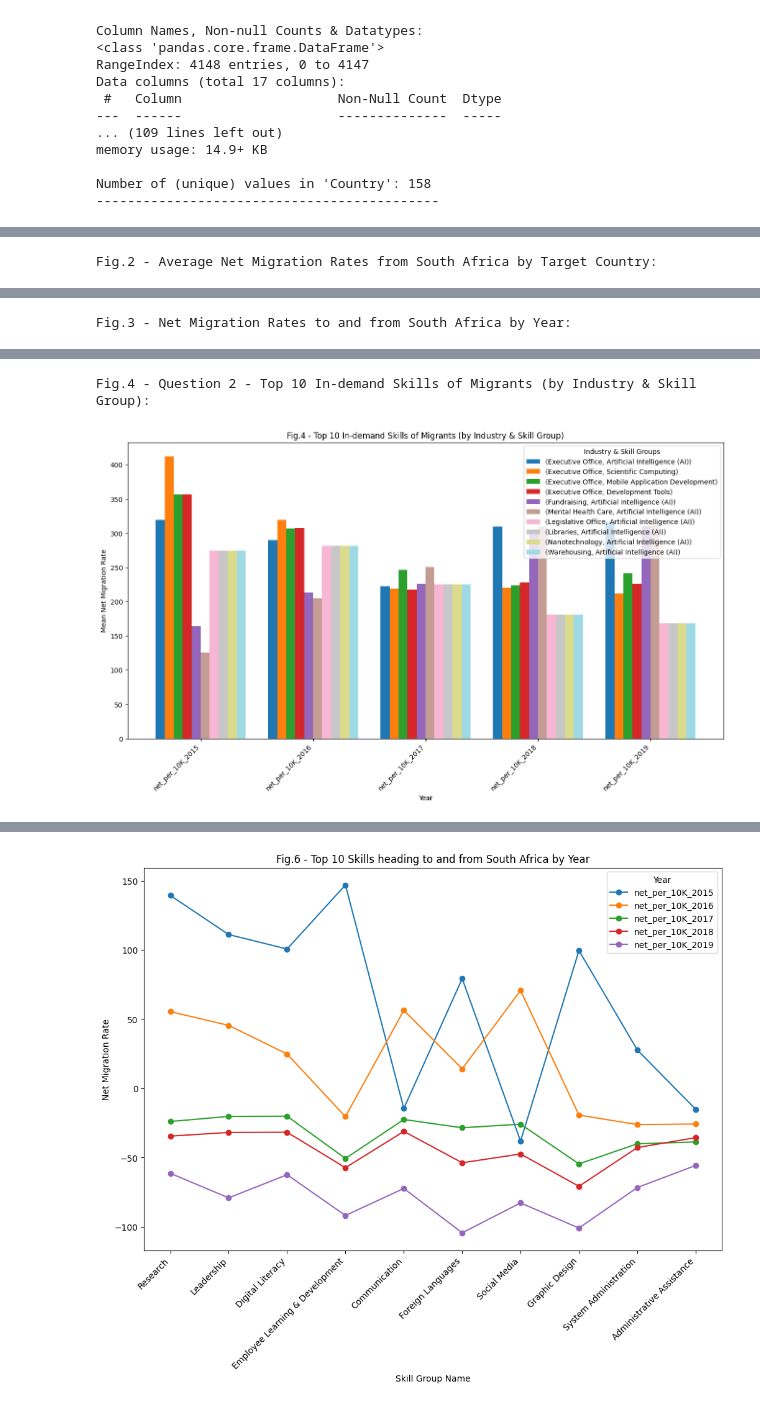
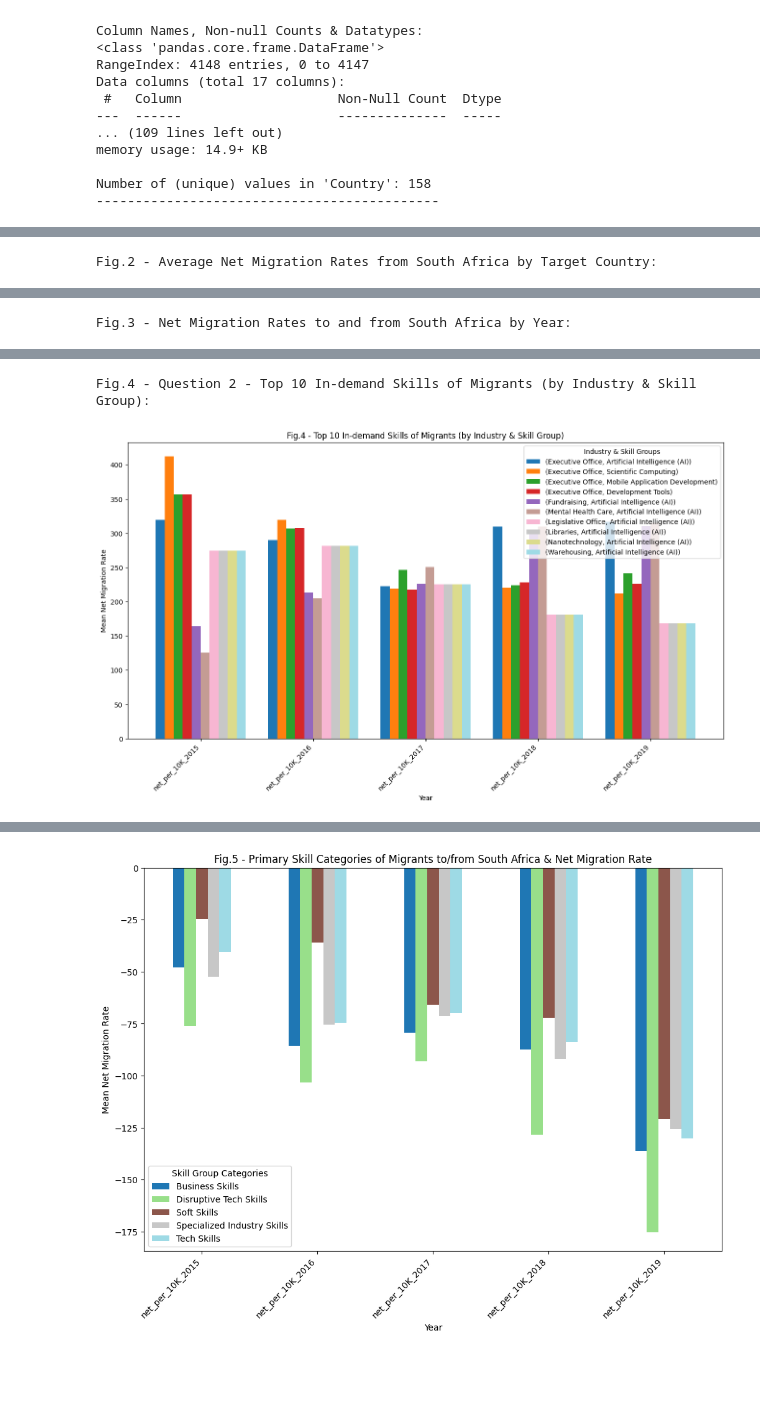
Before and after one commit to TsamayaDesigns/codeDivision-data-with-python, a Jupyter notebook: Data_Project_Beyond_Borders_Analysing_Migration_Patterns_in_South_Africa_(FINAL).ipynb, the cells around one changed output, grey strips where cells are left out. Cells and saved outputs as stored; diff of their text form; code cells hidden in the pictures; blank space fills up the shorter version.

```diff
--- a/Data_Project_Beyond_Borders_Analysing_Migration_Patterns_in_South_Africa_(FINAL).ipynb
+++ b/Data_Project_Beyond_Borders_Analysing_Migration_Patterns_in_South_Africa_(FINAL).ipynb
@@ -94,7 +94,7 @@ def get_data():
       - country_df (pd.DataFrame): Dataframe containing country migration data.
       - industry_df (pd.DataFrame): Dataframe containing industry migration data.
       - skill_df (pd.DataFrame): Dataframe containing skill migration data.
-      - happiness_df (pd.DataFrame): Dataframe containing happiness migration data.
+      - happiness_df (pd.DataFrame): Dataframe containing happiness data.
 
   Raises:
     Exception: If an error is detected while loading data
@@ -224,7 +224,8 @@ This function will be used to validate that the DataFrames have the correct stru
 def validate_dataframes(country_df, industry_df, skill_df, happiness_df):
     """
     Validate that the provided pandas DataFrames have the expected columns.
-    The function ensures that each of the provided DataFrames (`country_df`, `industry_df`, `skill_df`, and `happiness_df`) contains a set of expected columns. If any DataFrame is missing one or more expected columns, an AssertionError is raised with a descriptive error message.
+    The function ensures that each of the provided DataFrames (`country_df`, `industry_df`, `skill_df`, and `happiness_df`) contains a set of expected columns.
+    If any DataFrame is missing one or more expected columns, an AssertionError is raised with a descriptive error message.
 
     Parameters:
         country_df (pd.DataFrame): DataFrame containing country migration data.
@@ -599,13 +608,18 @@ def compare_migration_patterns(country_df, industry_df, skill_df, happiness_df):
       happiness_df (pd.DataFrame): DataFrame containing happiness data.
 
     Returns:
-      tuple: A tuple containing the net migration rates for South Africa and neighbouring countries:
-          - sa_net_migration_rates (pd.DataFrame): Net migration rates for South Africa.
-          - region_net_migration_rates (pd.DataFrame): Net migration rates for neighbouring countries in Sub-Saharan Africa.
+      tuple: A tuple containing the net migration rates and migration data by income group for South Africa and neighbouring countries:
+        - sa_net_migration_rates (pd.DataFrame): Net migration rates for South Africa.
+        - region_net_migration_rates (pd.DataFrame): Net migration rates for neighbouring countries in Sub-Saharan Africa.
+        - sa_migration_income_group (pd.DataFrame): Migration data by income group for South Africa.
+        - region_migration_income_group (pd.DataFrame): Migration data by income group for neighbouring countries in Sub-Saharan Africa.
+        - combined_sa_region_income_data (pd.DataFrame): Combined migration data by income group for South Africa and Sub-Saharan Africa.
 
     Description:
-      - The function filters the data to focus on Sub-Saharan Africa.
-      - It calculates net migration rates for South Africa and its neighbouring countries for the specified years.
+        - The function filters the data to focus on Sub-Saharan Africa.
+        - It calculates net migration rates for South Africa and its neighbouring countries for the specified years.
+        - It calculates net migration rates for South Africa and neighbouring countries by income group.
+        - It combines migration data by income group for South Africa and Sub-Saharan Africa.
     """
 
     # Define Sub-Saharan Africa region
@@ -906,16 +903,15 @@ Directly below the Code Section, the function displays:
 * **Labels and Legends:** Labels for axes and legends to describe the data being plotted.
 # %%
 # Visualise Data
-def visualise_data(years, grouped_industry_skill_df_top10, top_skills_to):
+def visualise_data(years, grouped_industry_skill_df_top10):
   """
     Visualise the data using various plots to answer specific questions about migration patterns, industry and skill demand, and comparisons between South Africa and neighboring countries.
 
-    The function generates and displays visualisations such as bar plots, line plots, and bubble plots based on the analysis results from the data. These visualisations help in understanding trends and patterns in migration data related to South Africa and its interactions with other countries.
+    The function generates and displays visualisations such as bar plots and line plots based on the analysis results from the data. These visualisations help in understanding trends and patterns in migration data related to South Africa and its interactions with other countries.
 
     Parameters:
       years (list): A list of years used in the analysis.
-      grouped_industry_skill_df_top10 (pd.DataFrame): DataFrame of the top 10 grouped industry skill data based on bubble size.
-      top_skills_to (pd.DataFrame): DataFrame of the top skills of migrants to/from South Africa.
+      grouped_industry_skill_df_top10 (pd.DataFrame): DataFrame of the top 10 grouped industry skill data.
 
     Usage:
       Call this function to visualise the analysis results, providing insights into migration patterns, industry and skill demands, and comparisons of migration rates across different income groups.
@@ -924,20 +920,19 @@ def visualise_data(years, grouped_industry_skill_df_top10, top_skills_to):
       visualise_data(years, grouped_industry_skill_df_top10, top_skills_to)
 
     Details:
-    - The function generates visualisations to answer questions such as:
-        - What are the main countries of origin/destination for migrants to/from South Africa?
-        - How has the net migration rate changed over the years?
-        - Which industries are attracting migrants from South Africa, and what is the trend in their skill demand?
-        - How do South Africa's migration patterns compare with those of neighboring countries within the same region?
-    - visualisation types include bar plots, line plots, and bubble plots.
-    - Specific plots include:
-        - Average net migration rates to/from South Africa by base/target country.
-        - Yearly net migration rates to/from South Africa.
-        - Top 10 in-demand skills of migrants by industry and skill group.
-        - Top 10 skills heading to/from South Africa by year.
-        - Primary skill categories of migrants to/from South Africa.
-        - Comparisons of net migration rates: South Africa vs neighboring countries.
-        - Comparisons of net migration rates by income groups.
+      - The function generates visualisations to answer questions such as:
+          - What are the main countries of origin/destination for migrants to/from South Africa?
+          - How has the net migration rate changed over the years?
+          - Which industries are attracting migrants from South Africa, and what is the trend in their skill demand?
+          - How do South Africa's migration patterns compare with those of neighboring countries within the same region?
+      - Visualisation types include bar plots and line plots.
+      - Specific plots include:
+          - Average net migration rates to/from South Africa by base/target country.
+          - Yearly net migration rates to/from South Africa.
+          - Top 10 in-demand skills of migrants by industry and skill group.
+          - Primary skill categories of migrants to/from South Africa.
+          - Comparisons of net migration rates: South Africa vs neighboring countries.
+          - Comparisons of net migration rates by income groups.
 
     Returns:
       None.
@@ -998,27 +993,13 @@ def visualise_data(years, grouped_industry_skill_df_top10, top_skills_to):
   plt.show()
   print("\n")
 
-  # print("\nQuestion 2 - Distribution of Migrants across Industries & Skill Demand (bubble): ")
-  print("\nFig.6 - Top 10 Skills heading to and from South Africa by Year: ")
-  plt.figure(figsize=(12, 8))
-  for year in years:
-    plt.plot(top_skills_to.index, top_skills_to[year], label=year, marker="o")
-  plt.xlabel("Skill Group Name")
-  plt.xticks(rotation=45, ha="right", va="top")
-  plt.ylabel("Net Migration Rate")
-  plt.title("Fig.6 - Top 10 Skills heading to and from South Africa by Year")
-  plt.xticks(rotation=45, ha="right", va="top")
-  plt.legend(title="Year")
-  plt.show()
-  print("\n")
-
   #  Question 3: What are the primary skill categories that migrants take from (or bring to) South Africa, and how have their net migration rates evolved annually?Question 1: What are the main countries of origin/destination for migrants to/from South Africa, and how has the net migration rate changed over the years?
   print("Question 3: What are the primary skill categories that migrants take from (or bring to) South Africa, and how have their net migration rates evolved annually?")
-  print("\nFig.7 - Primary Skill Categories of Migrants to/from South Africa & Net Migration Rate: ")
+  print("\nFig.5 - Primary Skill Categories of Migrants to/from South Africa & Net Migration Rate: ")
   grouped_skill_cat.T.plot(kind="bar", figsize=(12, 8), cmap="tab20")
   plt.xlabel("Year")
   plt.ylabel("Mean Net Migration Rate")
-  plt.title("Fig.7 - Primary Skill Categories of Migrants to/from South Africa & Net Migration Rate")
+  plt.title("Fig.5 - Primary Skill Categories of Migrants to/from South Africa & Net Migration Rate")
   plt.xticks(rotation=45, ha="right", va="top")
   plt.legend(title="Skill Group Categories")
   plt.show()
@@ -1027,13 +1008,13 @@ def visualise_data(years, grouped_industry_skill_df_top10, top_skills_to):
   # Question 4: How does South Africa's migration patterns compare with those of Neighbouring countries within the same World Bank region?
   # Visualise the net migration rates of South Africa and Neighbouring countries
   print("Question 4: How does South Africa's migration patterns compare with those of Neighbouring countries within the same World Bank region?")
-  print("Fig.8 -Comparison of Net Migration Rates: South Africa vs Neighbouring Countries (Sub-Saharan Africa): ")
+  print("Fig.6 -Comparison of Net Migration Rates: South Africa vs Neighbouring Countries (Sub-Saharan Africa): ")
   plt.figure(figsize=(10, 6))
   sa_net_migration_rates.mean().plot(kind="line", label="South Africa", color="blue", alpha=0.6, marker="o")
   region_net_migration_rates.mean().plot(kind="line", label="Neighbouring Countries (Sub-Saharan Africa)", color="green", alpha=0.6, marker="o")
   plt.xlabel("Year")
   plt.ylabel("Mean Net Migration Rate")
-  plt.title("Fig.8 -Comparison of Net Migration Rates: South Africa vs Neighbouring Countries (Sub-Saharan Africa)")
+  plt.title("Fig.6 -Comparison of Net Migration Rates: South Africa vs Neighbouring Countries (Sub-Saharan Africa)")
   plt.xticks(rotation=45, ha="right", va="top")
   plt.legend()
   plt.grid(True)
@@ -1041,7 +1022,7 @@ def visualise_data(years, grouped_industry_skill_df_top10, top_skills_to):
   print("\n")
 
   # Visualise the comparison of net migration rates of South Africa and Neighbouring countries (by income group)
-  print("\nFig.9 - Comparison of Net Migration Rates: By Income Groups: ")
+  print("\nFig.7 - Comparison of Net Migration Rates: By Income Groups: ")
   # Define the line colours
   colours = ["red", "orange", "blue", "yellow", "purple"]
 
@@ -1052,7 +1033,7 @@ def visualise_data(years, grouped_industry_skill_df_top10, top_skills_to):
 
   ax1.set_xlabel("Income Groups")
   ax1.set_ylabel("Net Migration Rate")
-  ax1.set_title("Fig.9.1 - South Africa: By Income Groups")
+  ax1.set_title("Fig.7.1 - South Africa: By Income Groups")
   ax1.legend(loc="upper right")
 
   for i, year in enumerate(years):
@@ -1060,22 +1041,22 @@ def visualise_data(years, grouped_industry_skill_df_top10, top_skills_to):
 
   ax2.set_xlabel("Income Groups")
   ax2.set_ylabel("Net Migration Rate")
-  ax2.set_title("Fig.9.2 - Neighbouring Countries: By Income Groups")
+  ax2.set_title("Fig.7.2 - Neighbouring Countries: By Income Groups")
   ax2.legend(loc="lower right")
   print("\n")
 
-  # print("\nFig.10 - Comparison of Net Migration Rates: By Income Groups: ")
+  print("\nFig.8 - Comparison of Net Migration Rates: By Income Groups: ")
   combined_sa_region_income_data.plot(kind="bar", figsize=(12, 8), cmap="tab20", width=0.8)
   plt.xlabel("Year")
   plt.ylabel("Net Migration Rate")
-  plt.title("Fig.10 - Net Migration Rates by Income Group: South Africa vs. Neighbouring Countries")
+  plt.title("Fig.8 - Net Migration Rates by Income Group: South Africa vs. Neighbouring Countries")
   plt.legend(loc="lower right")
   plt.xticks(rotation=45, ha="right", va="top")
   plt.show()
   print("\nComparison of Net Migration Rates: By Income Groups: ", combined_sa_region_income_data)
   print("\n")
 
-visualise_data(years, grouped_industry_skill_df_top10, top_skills_to)
+visualise_data(years, grouped_industry_skill_df_top10)
 # %% [output]
 Question 1: What are the main countries of origin/destination for migrants to/from South Africa, and how has the net migration rate changed over the years?
 
@@ -1091 +1074 @@ Fig.6 - Top 10 Skills heading to and from South Africa by Year:
-[figure, old version]
+[figure, new version]
```
Also changed, not shown: parts of 11 cells of this notebook.
